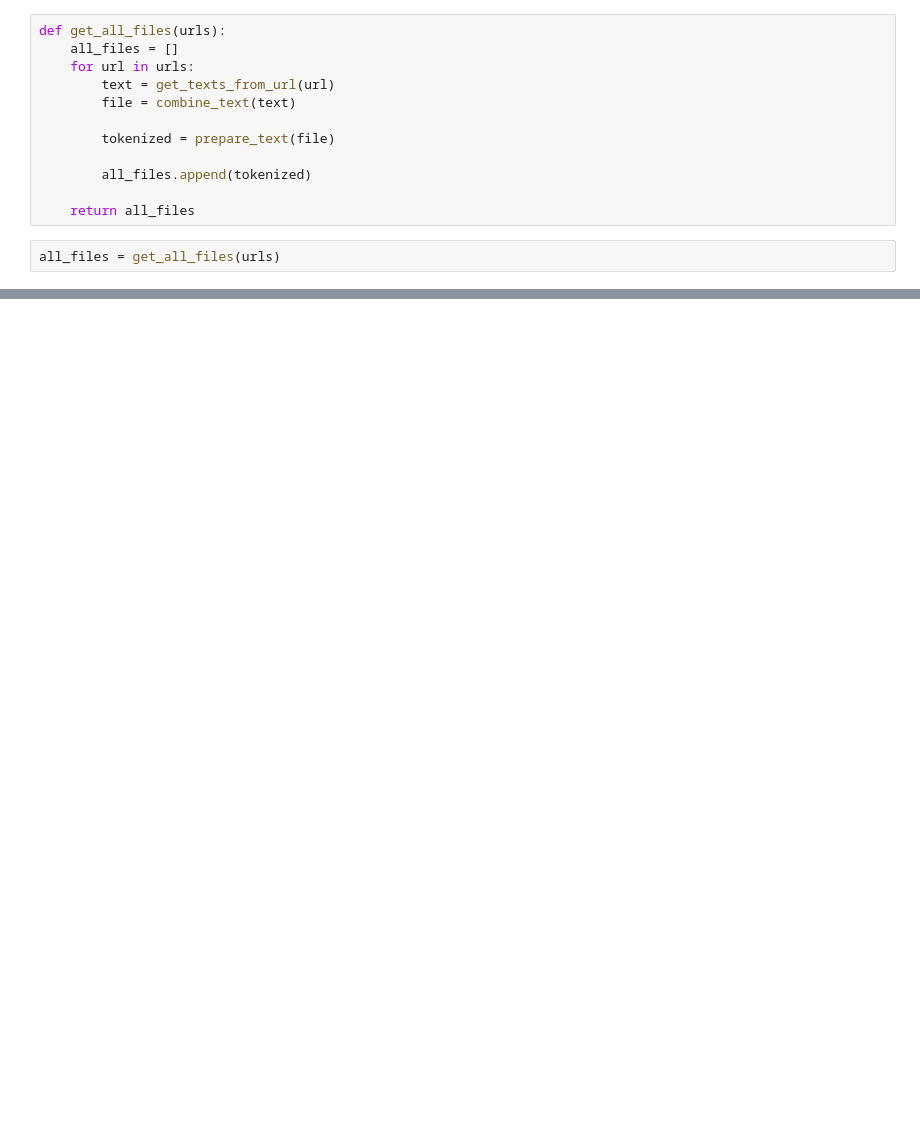
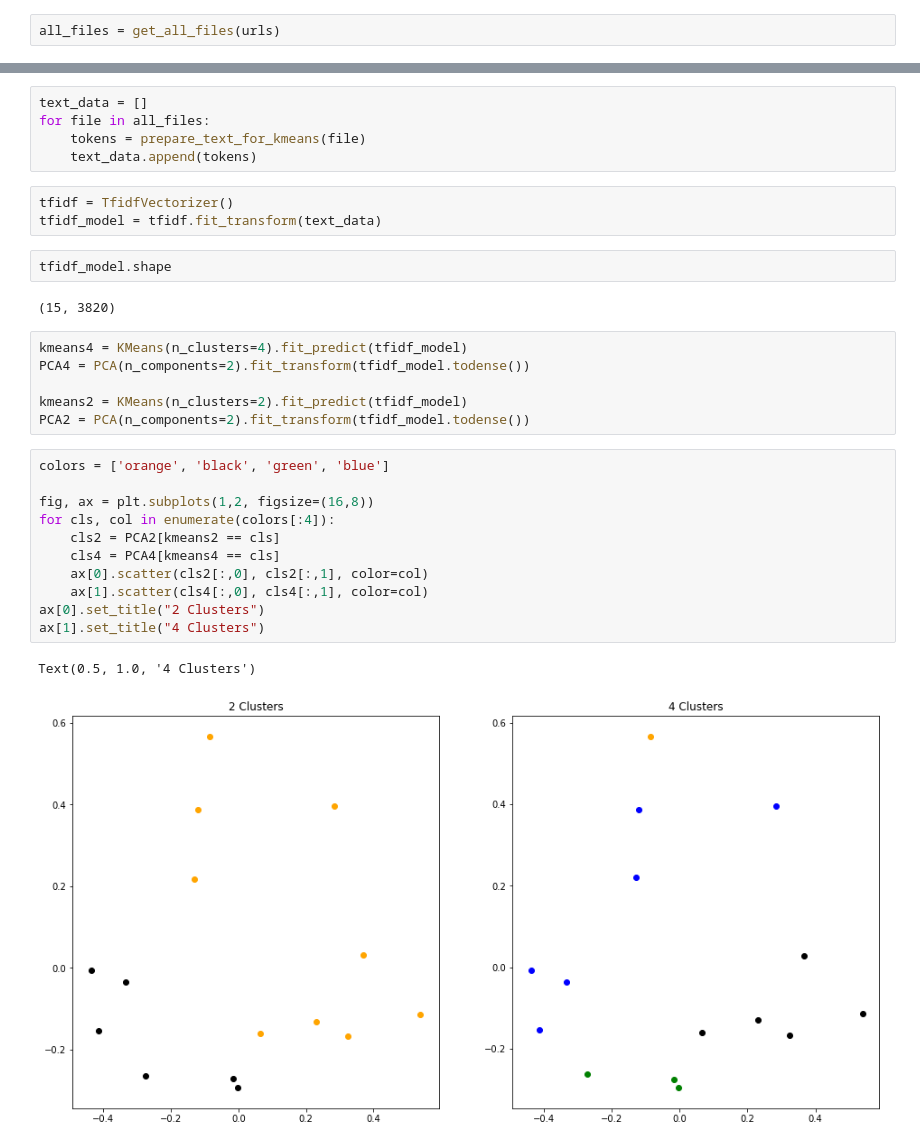
Before and after one commit to tdeason416/smu_capstone, a Jupyter notebook: capstone_cleaning_sec_files.ipynb, the cells around one changed output, grey strips where cells are left out. Cells and saved outputs as stored; diff of their text form; blank space fills up the shorter version.

Commit message:
added LDA plot, kmeans and PCA plot

```diff
--- a/capstone_cleaning_sec_files.ipynb
+++ b/capstone_cleaning_sec_files.ipynb
@@ -84,18 +105,6 @@ def prepare_text(text):
     ## do we want lemma?
     ##tokens = [get_lemma(token) for token in tokens]
     return tokens
-# %%
-def get_all_files(urls):
-    all_files = []
-    for url in urls:
-        text = get_texts_from_url(url)
-        file = combine_text(text)
-
-        tokenized = prepare_text(file)
-
-        all_files.append(tokenized)
-
-    return all_files
 # %%
 all_files = get_all_files(urls)
 # %%
@@ -120,0 +223,32 @@ all_files[0]
+# %%
+text_data = []
+for file in all_files:
+    tokens = prepare_text_for_kmeans(file)
+    text_data.append(tokens)
+# %%
+tfidf = TfidfVectorizer()
+tfidf_model = tfidf.fit_transform(text_data)
+# %%
+tfidf_model.shape
+# %% [output]
+(15, 3820)
+# %%
+kmeans4 = KMeans(n_clusters=4).fit_predict(tfidf_model)
+PCA4 = PCA(n_components=2).fit_transform(tfidf_model.todense())
+
+kmeans2 = KMeans(n_clusters=2).fit_predict(tfidf_model)
+PCA2 = PCA(n_components=2).fit_transform(tfidf_model.todense())
+# %%
+colors = ['orange', 'black', 'green', 'blue']
+
+fig, ax = plt.subplots(1,2, figsize=(16,8))
+for cls, col in enumerate(colors[:4]):
+    cls2 = PCA2[kmeans2 == cls]
+    cls4 = PCA4[kmeans4 == cls]
+    ax[0].scatter(cls2[:,0], cls2[:,1], color=col)
+    ax[1].scatter(cls4[:,0], cls4[:,1], color=col)
+ax[0].set_title("2 Clusters")
+ax[1].set_title("4 Clusters")
+# %% [output]
+Text(0.5, 1.0, '4 Clusters')
+[figure, added]
```
Also changed, not shown: parts of 14 cells of this notebook.
